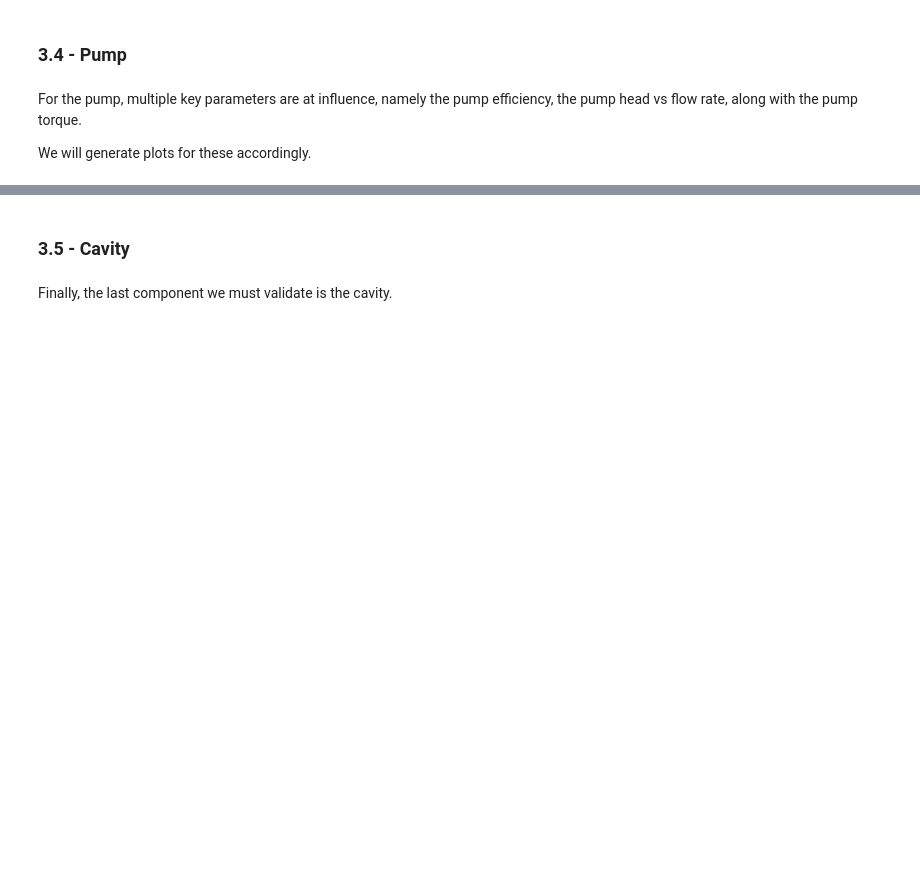
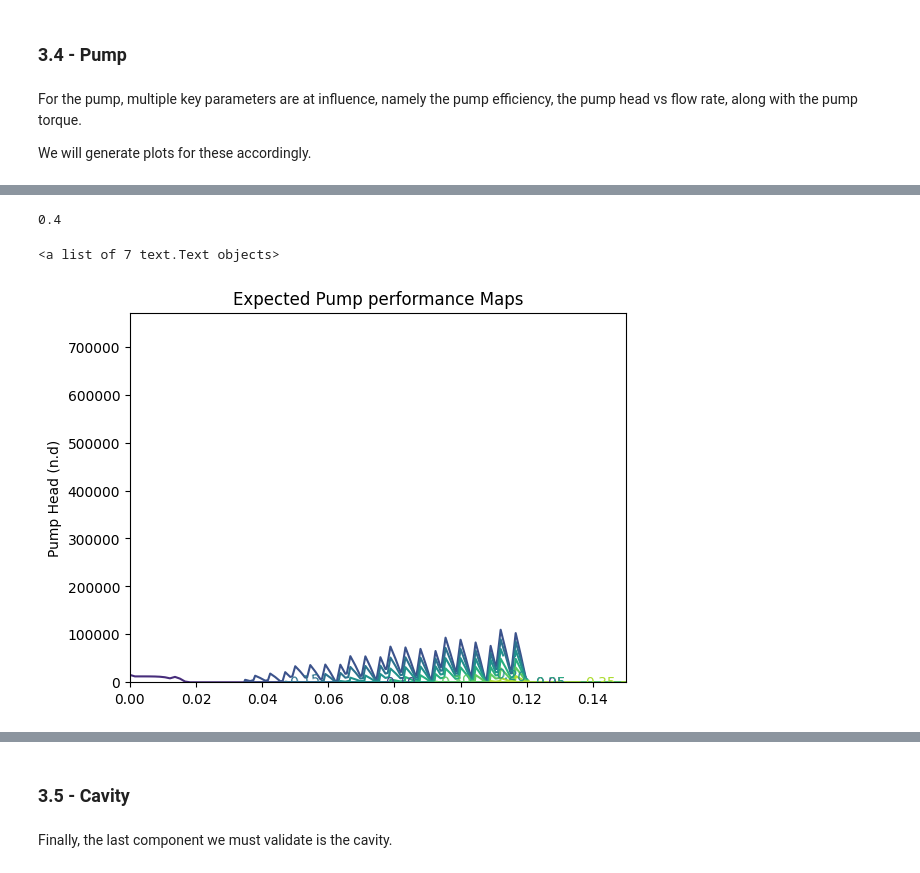
Before and after one commit to EliasAoubala/turboRocket, a Jupyter notebook: docs/gas_generator_validation.ipynb, the cells around one changed output, grey strips where cells are left out. Saved outputs shown, nothing was run; the diff lists cells and outputs as text; code cells hidden in the pictures; blank space fills up the shorter version.

```diff
--- a/docs/gas_generator_validation.ipynb
+++ b/docs/gas_generator_validation.ipynb
@@ -561,0 +576,14 @@ Text(0.5, 0, 'Mass Flow (n.d)')
+# %%
+pump.get_eta_bep(N=25e3 * (2 * np.pi) / 60)
+# %% [output]
+0.4
+# %%
+fig.set_size_inches(18.5, 10.5)
+# plt.plot(m_dot / 1000, dp)
+plt.ylabel("Pump Head (n.d)")
+plt.title("Expected Pump performance Maps")
+k = plt.contour(m_dot / 1000, dp, eta)
+plt.clabel(k, k.levels)
+# %% [output]
+<a list of 7 text.Text objects>
+[figure, added]
```
Also changed, not shown: parts of 3 cells of this notebook, 1 other file.
